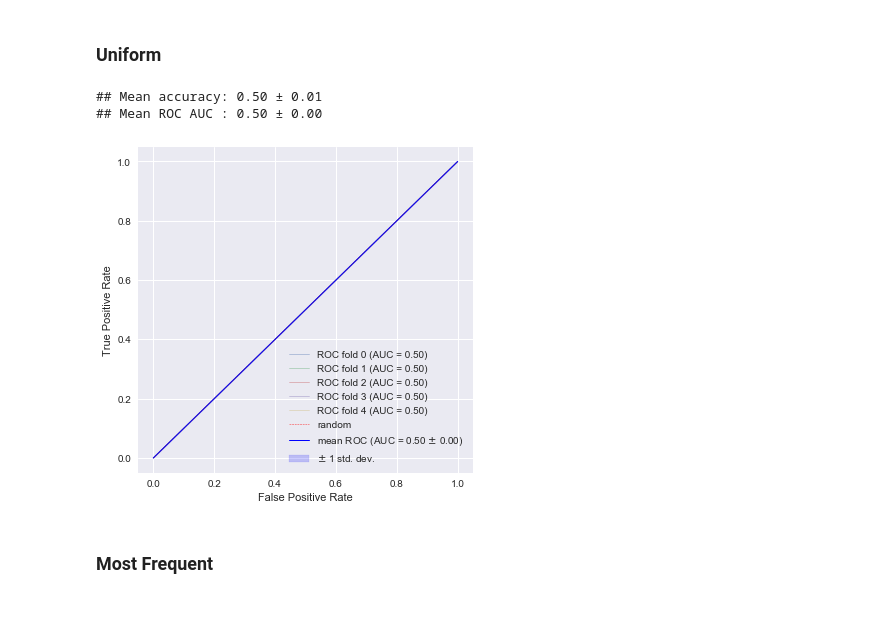
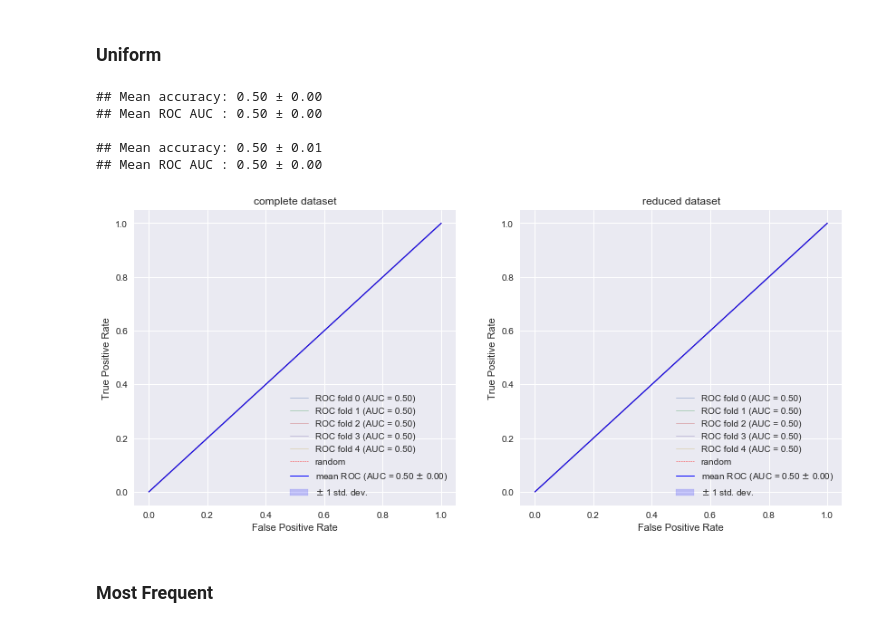
Before and after one commit to ElsaB/impact-annotator, a Jupyter notebook: analysis/prediction/somatic_vs_non_somatic_classification.ipynb, the cells around one changed output. Drawn from its saved outputs; the diff is of its cells as text; code cells hidden in the pictures.

```diff
--- a/analysis/prediction/somatic_vs_non_somatic_classification.ipynb
+++ b/analysis/prediction/somatic_vs_non_somatic_classification.ipynb
@@ -68,5 +68,0 @@ y = impact_selected[label_feature_name]
-# %%
-X = impact_selected.drop(label_feature_name, axis = 1) # X: features matrix [n_samples, n_features]
-y = impact_selected[label_feature_name]                # y: target array [n_samples]
-print(X.shape)
-print(y.shape)
@@ -124,14 +131,21 @@ from sklearn.dummy import DummyClassifier
 model_uniform = DummyClassifier(strategy = 'uniform', random_state = 1)
 # generates predictions uniformly at random
 #   → expected accuracy: 0.5 | expected AUC: 0.5
-
-metrics = run_model(model_uniform, X, y, cv_strategy)
-fig, ax = plt.subplots(1, 1, figsize = (6, 6))
-plot_roc(cv_strategy.get_n_splits(), metrics, ax)
-# %% [output]
-## Mean accuracy: 0.50 ± 0.01
-## Mean ROC AUC : 0.50 ± 0.00
-[figure, removed]
+# %%
+metrics = run_model(model_uniform, X, y, cv_strategy)
+metrics_reduced = run_model(model_uniform, X_reduced, y_reduced, cv_strategy)
+# %% [output]
+## Mean accuracy: 0.50 ± 0.00
+## Mean ROC AUC : 0.50 ± 0.00
+
+## Mean accuracy: 0.50 ± 0.01
+## Mean ROC AUC : 0.50 ± 0.00
+# %%
+fig, (ax0, ax1) = plt.subplots(1, 2, figsize = (14, 6))
+plot_roc(cv_strategy.get_n_splits(), metrics, ax0, "complete dataset")
+plot_roc(cv_strategy.get_n_splits(), metrics_reduced, ax1, "reduced dataset")
+# %% [output]
+[figure, added]
 # %% [markdown]
 ### Most Frequent
 # %%
```
Also changed, not shown: parts of 44 cells of this notebook, 4 other files.
